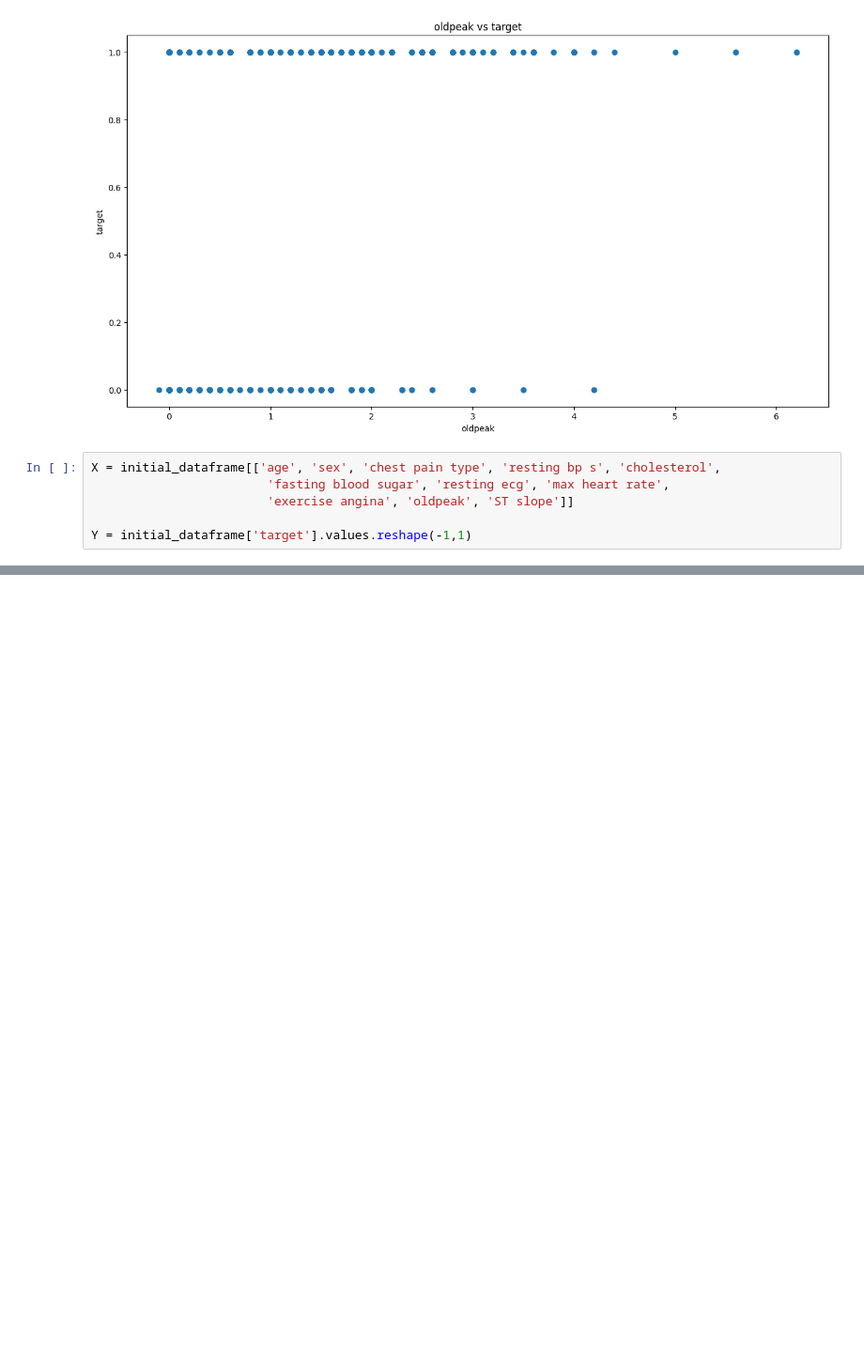
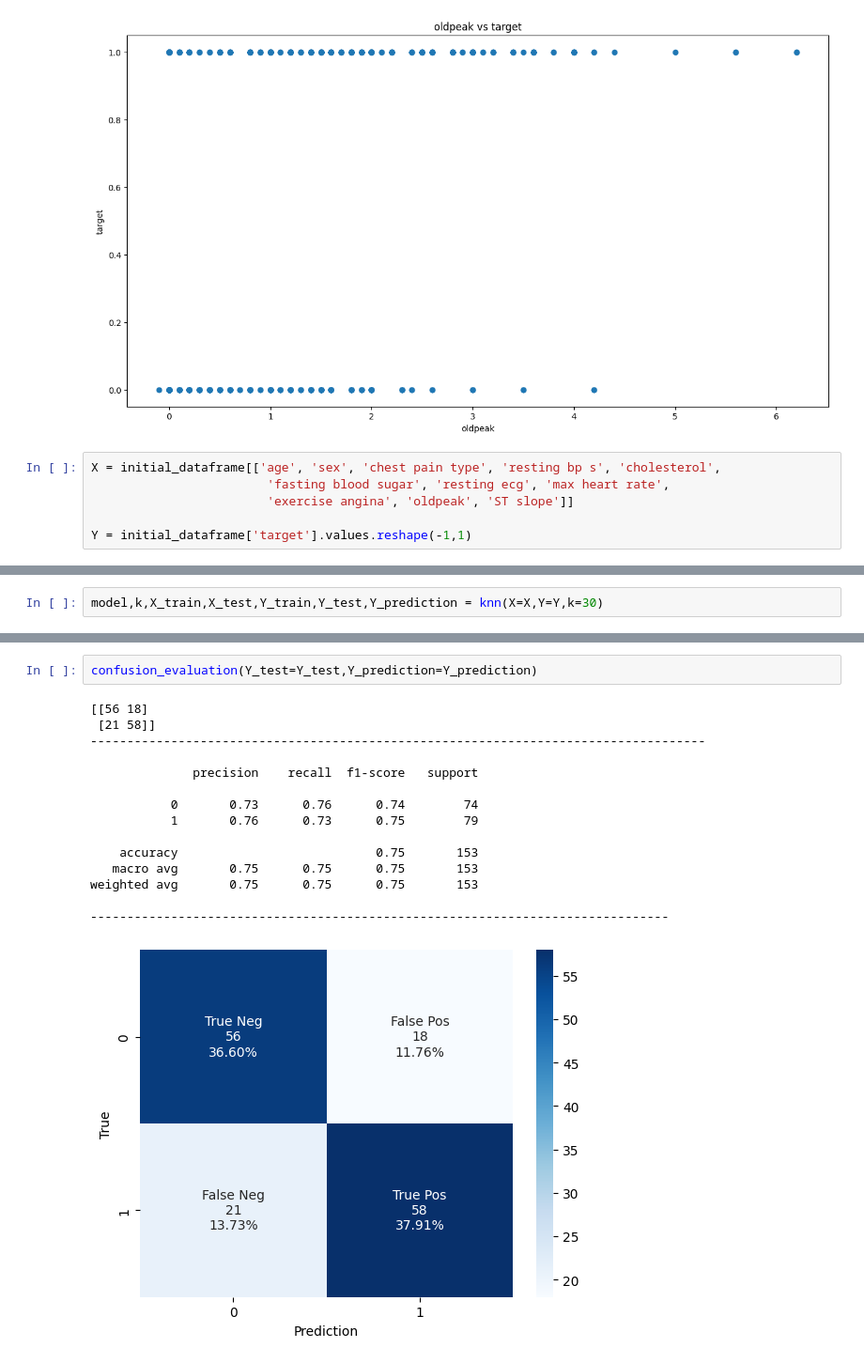
Before and after one commit to sntk-76/Classification-project-1, a Jupyter notebook: heart-disease.ipynb, the cells around one changed output, grey strips where cells are left out. Shown: that part at 94% size. Drawn from its saved outputs; the diff is of its cells as text; blank space fills up the shorter version.

```diff
--- a/heart-disease.ipynb
+++ b/heart-disease.ipynb
@@ -200,0 +427,2 @@ weighted avg       0.80      0.80      0.80       204
+# %%
+model,k,X_train,X_test,Y_train,Y_test,Y_prediction = knn(X=X,Y=Y,k=30)
@@ -200,0 +447,18 @@ weighted avg       0.80      0.80      0.80       204
+# %%
+confusion_evaluation(Y_test=Y_test,Y_prediction=Y_prediction)
+# %% [output]
+[[56 18]
+ [21 58]]
+------------------------------------------------------------------------------------
+
+              precision    recall  f1-score   support
+
+           0       0.73      0.76      0.74        74
+           1       0.76      0.73      0.75        79
+
+    accuracy                           0.75       153
+   macro avg       0.75      0.75      0.75       153
+weighted avg       0.75      0.75      0.75       153
+
+-------------------------------------------------------------------------------
+[figure, added]
```
Also changed, not shown: parts of 20 cells of this notebook, 1 other file.
